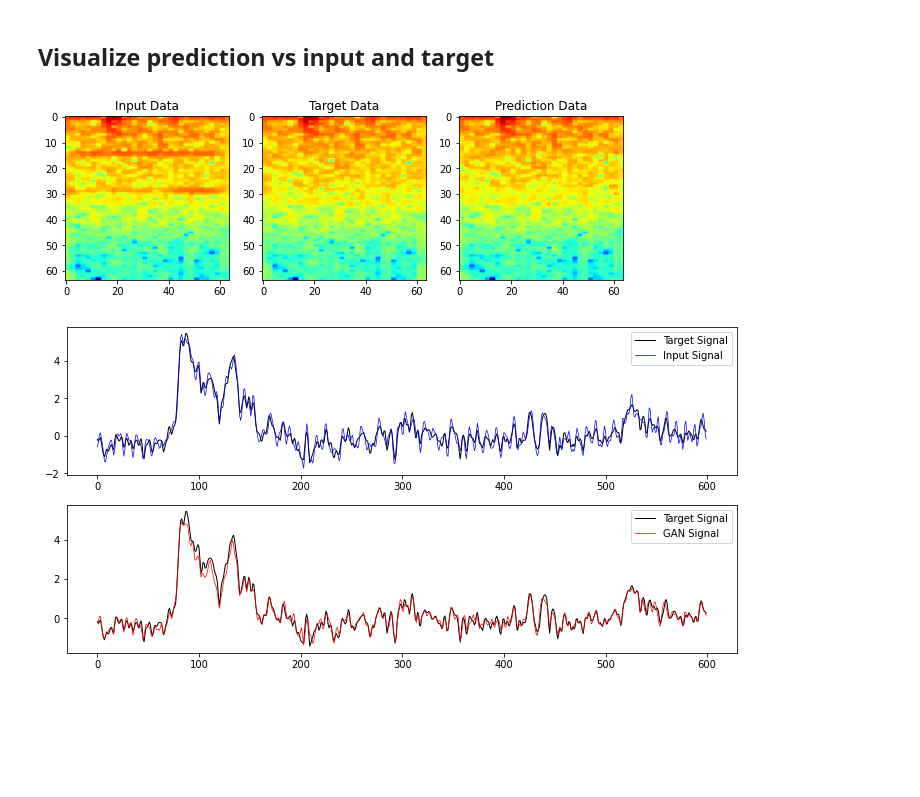
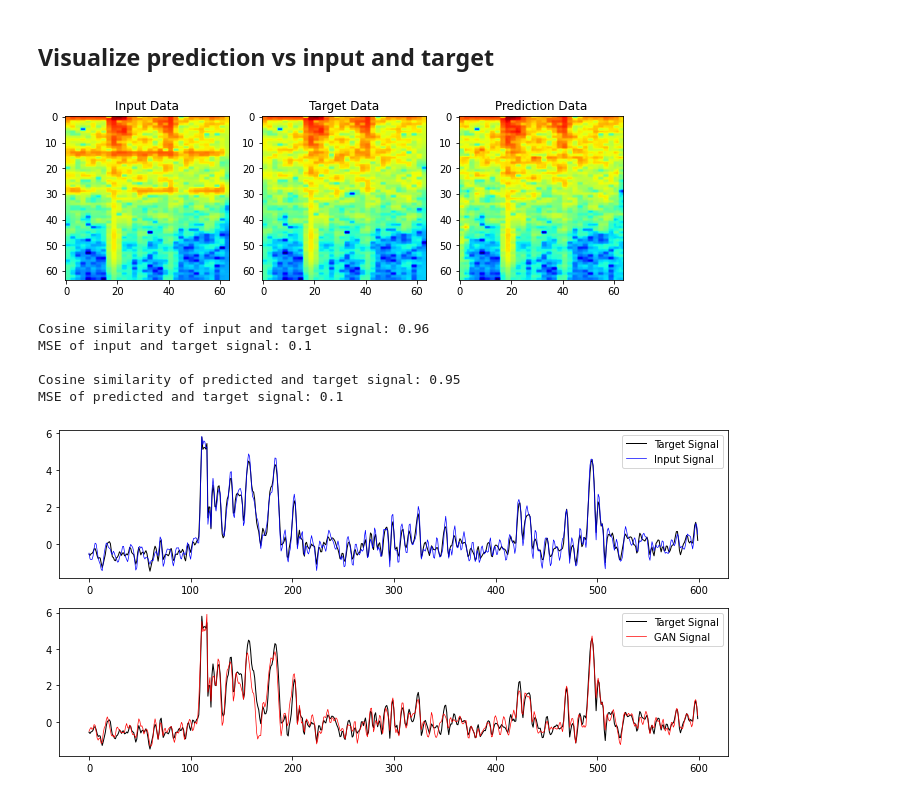
Before and after one commit to astroChance/RadNET, a Jupyter notebook: RadNET_64x64_FullWorkflow.ipynb, the cells around one changed output. Drawn from its saved outputs; the diff is of its cells as text; code cells hidden in the pictures; blank space fills up the shorter version.

Commit message:
update MSE output QC

```diff
--- a/RadNET_64x64_FullWorkflow.ipynb
+++ b/RadNET_64x64_FullWorkflow.ipynb
@@ -633,10 +638,18 @@ KeyboardInterrupt: ignored
 ##################
 ## Use current model to perform predictions
 
+#------------------
 # Specify which dataset version is being created
 # Options: 'noise', '2D_to_3D'
 
 dataset_type = 'noise'
+
+# Specify 'magnitude' or 'complex'
+model_type = 'magnitude'
+
+#------------------
+
+
 
 if dataset_type == 'noise':
     input_data_path = "/content/drive/My Drive/RadNET/GAN data/Phase2/Testing/Testing_Noisy_100.npy"
@@ -648,6 +661,13 @@ elif dataset_type == '2D_to_3D':
 input_data = np.load(input_data_path)
 input_traces = np.load(input_trace_path)
 num_predictions = input_data.shape[0]
+
+if model_type == 'magnitude':
+    assert 'complex' not in input_data_path.lower(), "Check data filepaths"
+elif model_type == 'complex':
+    assert 'complex' in input_data_path.lower(), "Check data filepaths"
+
+
 
 prediction_inputs = minmax_input.transform(np.expand_dims(input_data.flatten(), axis=1))
 prediction_inputs = np.reshape(prediction_inputs, (input_data.shape[0],
@@ -668,28 +688,32 @@ prediction_outputs = np.reshape(prediction_outputs, (num_predictions,
 # %%
 ##################
 ## Load target data
-target_path = "/content/drive/My Drive/RadNET/GAN data/Spec_Numpy_Arrays/Testing/Testing_2D_100.npy"
+target_path = "/content/drive/My Drive/RadNET/GAN data/Phase2/Testing/Testing_2D_100.npy"
 target_data = np.load(target_path)
 
-target_trace_path = "/content/drive/My Drive/RadNET/GAN data/Spec_Numpy_Arrays/Testing/Testing_2D_100_TRACES.npy"
+target_trace_path = "/content/drive/My Drive/RadNET/GAN data/Phase2/Testing/Testing_2D_100_TRACES.npy"
 target_traces = np.load(target_trace_path)
+
+if model_type == 'magnitude':
+    assert 'complex' not in target_path.lower(), "Check data filepaths"
+elif model_type == 'complex':
+    assert 'complex' in target_path.lower(), "Check data filepaths"
 
 
 #------------------
 # Choose which example index to show
-plot_idx = 20
-
-# Specify 'magnitude' or 'complex'
-model_type = 'complex'
+plot_idx = 30
 
 #------------------
+
+
 
 if model_type.lower() == 'magnitude':
     nrows=1
     figsize=(10,4)
     plot_input_data = input_data[plot_idx,:,:]
     plot_target_data = target_data[plot_idx,:,:]
-    plot_prediction_data = prediction_outputs[plot_idx,:,:]
+    plot_prediction_data = prediction_outputs[plot_idx,:,:,0]
 elif model_type.lower() == 'complex':
     nrows=2
     figsize=(10,8)
@@ -759,44 +783,73 @@ if model_type.lower() == 'magnitude':
 
     prediction_data_reduced = np.exp(prediction_data_reduced)
 
-    predicted_signal, _ = griffin_lim(prediction_data_reduced, window = window,
-                                      fs = fs, nperseg = nperseg, noverlap=noverlap)
+    predicted_signal, _ = griffin_lim(prediction_data_reduced, 300, input_signal,
+                                      fs, nperseg, noverlap, window)
 
 
 ##################
 ## Use iSTFT to create signal for real and imag components
 
 elif model_type.lower() == 'complex':
 
     prediction_data_reduced = np.zeros((plot_prediction_data.shape[0], int(plot_prediction_data.shape[1]/2),
                                         plot_prediction_data.shape[2]))
 
-    real_component = prediction_data_reduced[:,:,0]
-    imag_component = prediction_data_reduced[:,:,1]
+    real_component = plot_prediction_data[:,:,0]
+    imag_component = plot_prediction_data[:,:,1]
 
     complex_spec = real_component + imag_component*1j
 
-    _, predicted_signal = signal.istft(complex_spec, 300, input_signal,
-                                      fs, nperseg, noverlap, window)
+    _, predicted_signal = signal.istft(complex_spec, window = window,
+                                      fs = fs, nperseg = nperseg, noverlap=noverlap)
 
+
+##################
+## Trim excess samples from weird iSTFT parameters
+
+if len(input_signal) != len(predicted_signal):
+
+    # assumes predicted signal is always longer than input
+    trim_samps = len(predicted_signal) - len(input_signal)
+
+    predicted_signal = predicted_signal[:-trim_samps]
+
+
+
+##################
+## Make plots
 
 target_color = 'black'
 input_color = 'blue'
 prediction_color = 'red'
 
 plot_start_idx = 200
 plot_stop_idx = 800
 
 fig, ax = plt.subplots(nrows=2, ncols=1, figsize=((12,6)))
+
+print("\nCosine similarity of input and target signal: {}".format(
+    round(1 - spatial.distance.cosine(target_signal, input_signal),2)))
+print("MSE of input and target signal: {}".format(
+    round(np.square(np.subtract(target_signal,input_signal)).mean(),2)))
 ax[0].plot(target_signal[plot_start_idx:plot_stop_idx], c=target_color, linewidth=1, label='Target Signal')
 ax[0].plot(input_signal[plot_start_idx:plot_stop_idx], c=input_color, linewidth=0.7, label='Input Signal')
 ax[0].legend()
 
+print("\nCosine similarity of predicted and target signal: {}".format(
+    round(1 - spatial.distance.cosine(target_signal, predicted_signal),2)))
+print("MSE of predicted and target signal: {}".format(
+    round(np.square(np.subtract(target_signal,predicted_signal)).mean(),2)))
 ax[1].plot(target_signal[plot_start_idx:plot_stop_idx], c=target_color, linewidth=1, label='Target Signal')
 ax[1].plot(predicted_signal[plot_start_idx:plot_stop_idx], c=prediction_color, linewidth=0.7, label='GAN Signal')
 ax[1].legend()
 
 plt.show()
 # %% [output]
-[figure, old version]
+[figure, new version]
+Cosine similarity of input and target signal: 0.96
+MSE of input and target signal: 0.1
+
+Cosine similarity of predicted and target signal: 0.95
+MSE of predicted and target signal: 0.1
-[figure, old version]
+[figure, new version]
```
Also changed, not shown: parts of 7 cells of this notebook.
